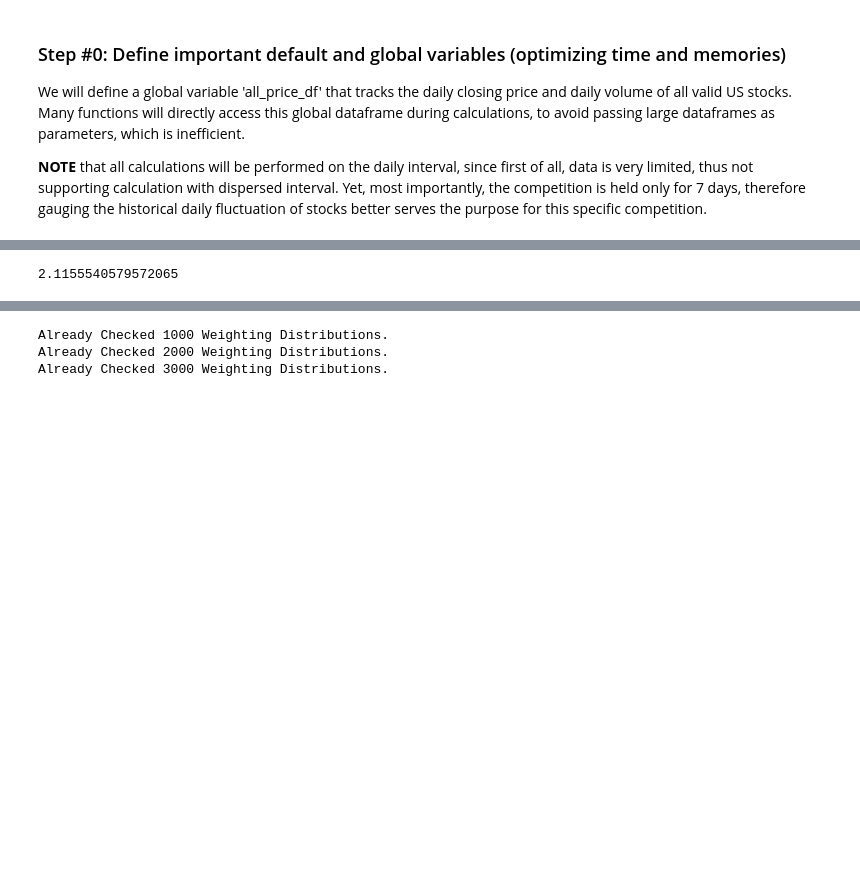
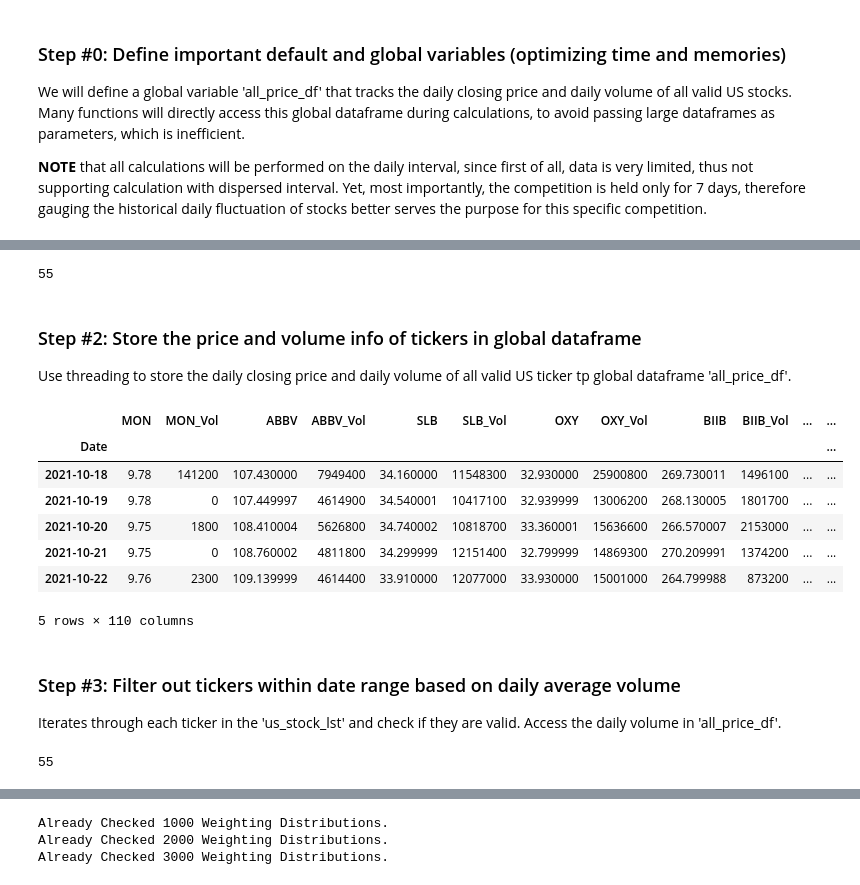
Before and after one commit to gnishiwaki/Team3-CFM101, a Jupyter notebook: Team_17_Assignment.ipynb, the cells around one changed output, grey strips where cells are left out. Saved outputs shown, nothing was run; the diff lists cells and outputs as text; code cells hidden in the pictures; blank space fills up the shorter version.

```diff
--- a/Team_17_Assignment.ipynb
+++ b/Team_17_Assignment.ipynb
@@ -270,11 +88,0 @@ def find_max_correlation(ticker_lst, result_size = 10):
-# %%
-### Applying the functions
-# A random ticker list
-ticker_lst = largest_volatile[0:15] # Only take the first 15
-
-# Find the combination of tickers with maximum correlation
-max_avg_corr, max_corr_ticker_lst = find_max_correlation(ticker_lst)
-
-# Display
-print('The maximum avg correlation is:', max_avg_corr)
-print('The portfolio with maximum avg correlation is:', max_corr_ticker_lst)
@@ -373,6 +88,0 @@ def find_weight(cur_index, weights, remaining_weight):
-# %%
-w = [0.35, 0.25, 0.05, 0.05, 0.05, 0.05, 0.05, 0.05, 0.05, 0.05]
-p = portfolio_cal_std(max_corr_ticker_lst, w, start_date, end_date)
-p
-# %% [output]
-2.1155540579572065
@@ -378,0 +115,9 @@ p
+# %%
+# A quick check of the content in the us_stock_lst
+len(us_stock_lst)
+# %% [output]
+55
+# %% [markdown]
+### Step #2: Store the price and volume info of tickers in global dataframe
+
+Use threading to store the daily closing price and daily volume of all valid US ticker tp global dataframe 'all_price_df'.
@@ -378,0 +149,19 @@ p
+# %%
+# Call the function to fill all_price_df
+update_price_df(us_stock_lst)
+
+# A quick check of the content in the all_price_df
+all_price_df.tail()
+# %% [output]
+|  | MON | MON_Vol | ABBV | ABBV_Vol | SLB | SLB_Vol | OXY | OXY_Vol | BIIB | BIIB_Vol | ... | ... |
+| Date |  |  |  |  |  |  |  |  |  |  |  | ... |
+| 2021-10-18 | 9.78 | 141200 | 107.430000 | 7949400 | 34.160000 | 11548300 | 32.930000 | 25900800 | 269.730011 | 1496100 | ... | ... |
+| 2021-10-19 | 9.78 | 0 | 107.449997 | 4614900 | 34.540001 | 10417100 | 32.939999 | 13006200 | 268.130005 | 1801700 | ... | ... |
+| 2021-10-20 | 9.75 | 1800 | 108.410004 | 5626800 | 34.740002 | 10818700 | 33.360001 | 15636600 | 266.570007 | 2153000 | ... | ... |
+| 2021-10-21 | 9.75 | 0 | 108.760002 | 4811800 | 34.299999 | 12151400 | 32.799999 | 14869300 | 270.209991 | 1374200 | ... | ... |
+| 2021-10-22 | 9.76 | 2300 | 109.139999 | 4614400 | 33.910000 | 12077000 | 33.930000 | 15001000 | 264.799988 | 873200 | ... | ... |
+5 rows × 110 columns
+# %% [markdown]
+### Step #3: Filter out tickers within date range based on daily average volume
+
+Iterates through each ticker in the 'us_stock_lst' and check if they are valid. Access the daily volume in 'all_price_df'.
@@ -378,0 +193,5 @@ p
+# %%
+# A quick check of the content in the filtered_stocks
+len(filtered_stocks)
+# %% [output]
+55
```
Also changed, not shown: parts of 43 cells of this notebook, 1 other file.
